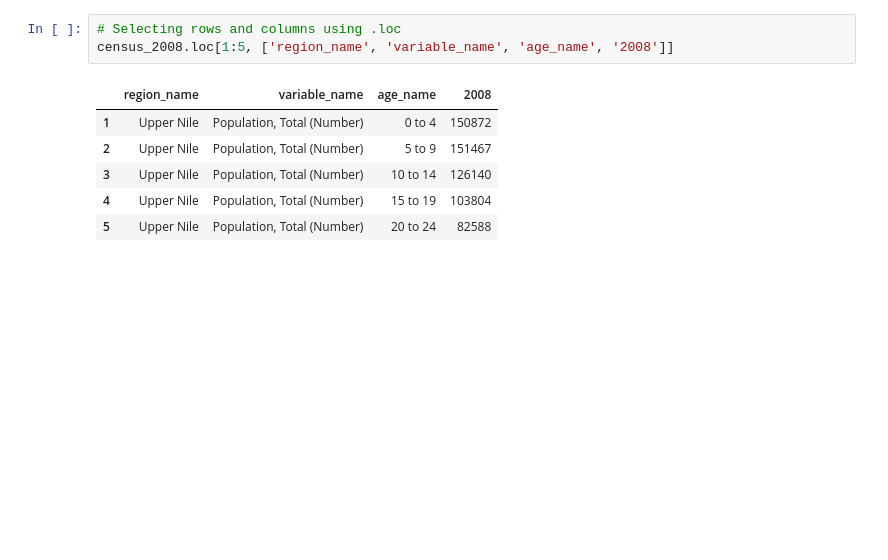
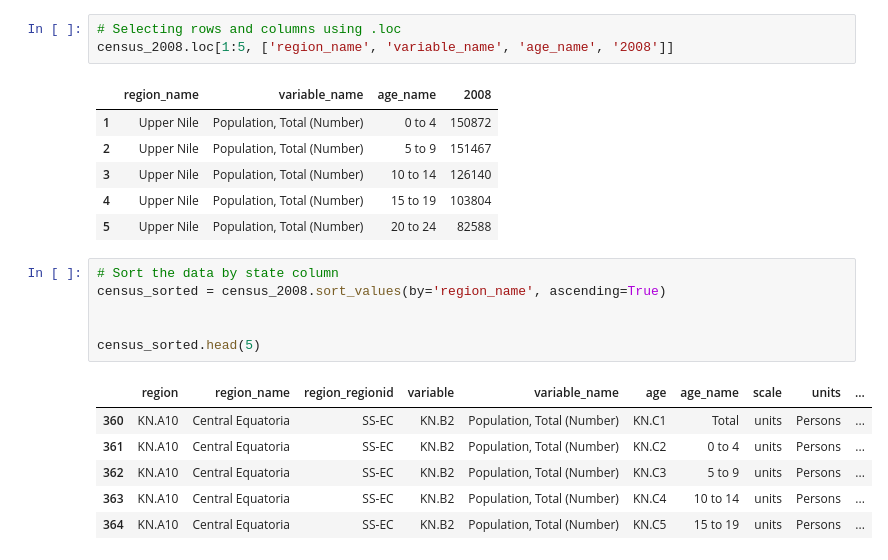
Before and after one commit to tongakuot/python4ds, a Jupyter notebook: module-02.ipynb, the cells around one changed output. Saved outputs shown, nothing was run; the diff lists cells and outputs as text; blank space fills up the shorter version.

```diff
--- a/module-02.ipynb
+++ b/module-02.ipynb
@@ -609,3 +628,16 @@ census_2008.loc[1:5, ['region_name', 'variable_name', 'age_name', '2008']]
 | 3 | Upper Nile | Population, Total (Number) | 10 to 14 | 126140 |
 | 4 | Upper Nile | Population, Total (Number) | 15 to 19 | 103804 |
 | 5 | Upper Nile | Population, Total (Number) | 20 to 24 | 82588 |
+# %%
+# Sort the data by state column
+census_sorted = census_2008.sort_values(by='region_name', ascending=True)
+
+
+census_sorted.head(5)
+# %% [output]
+|  | region | region_name | region_regionid | variable | variable_name | age | age_name | scale | units | ... |
+| 360 | KN.A10 | Central Equatoria | SS-EC | KN.B2 | Population, Total (Number) | KN.C1 | Total | units | Persons | ... |
+| 361 | KN.A10 | Central Equatoria | SS-EC | KN.B2 | Population, Total (Number) | KN.C2 | 0 to 4 | units | Persons | ... |
+| 362 | KN.A10 | Central Equatoria | SS-EC | KN.B2 | Population, Total (Number) | KN.C3 | 5 to 9 | units | Persons | ... |
+| 363 | KN.A10 | Central Equatoria | SS-EC | KN.B2 | Population, Total (Number) | KN.C4 | 10 to 14 | units | Persons | ... |
+| 364 | KN.A10 | Central Equatoria | SS-EC | KN.B2 | Population, Total (Number) | KN.C5 | 15 to 19 | units | Persons | ... |
```
Also changed, not shown: parts of 12 cells of this notebook.
